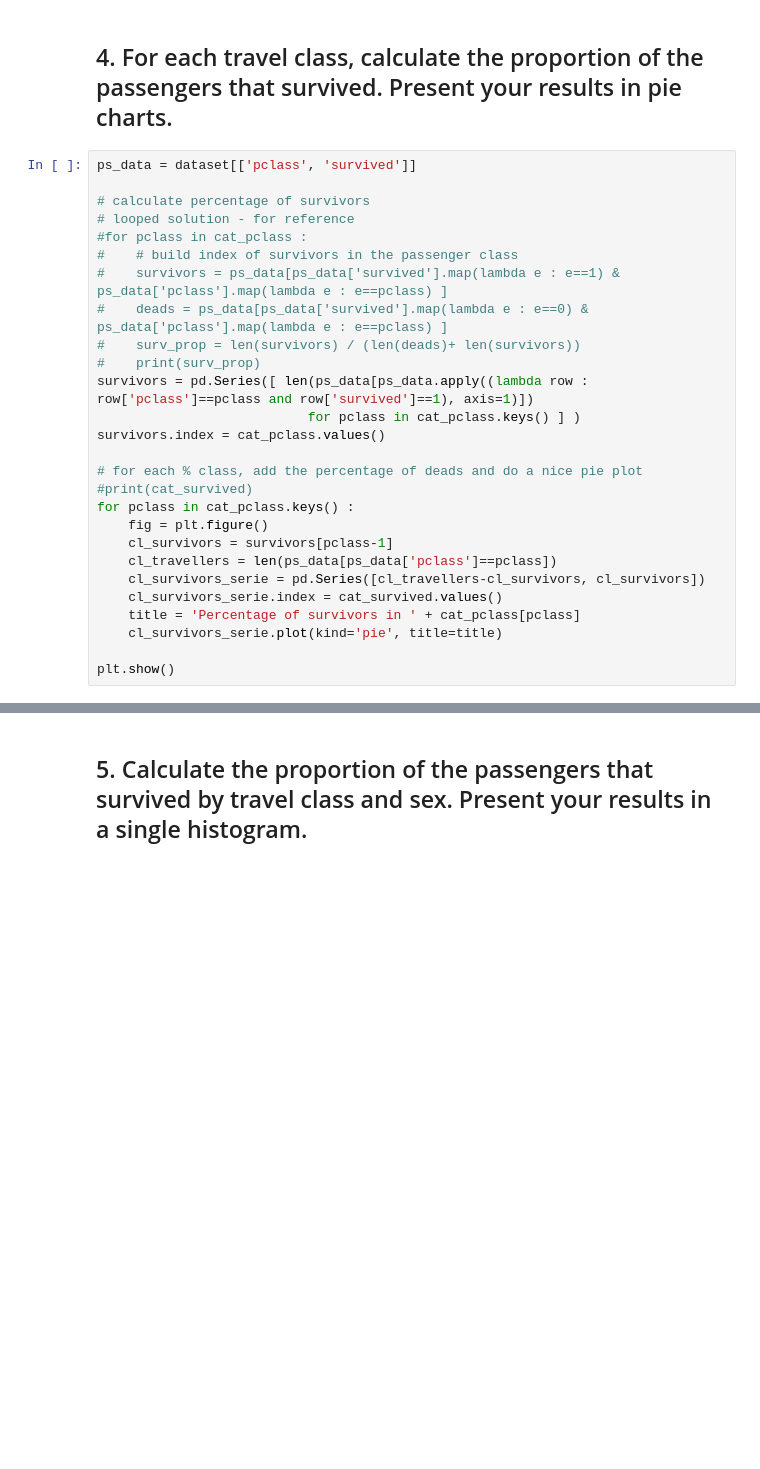
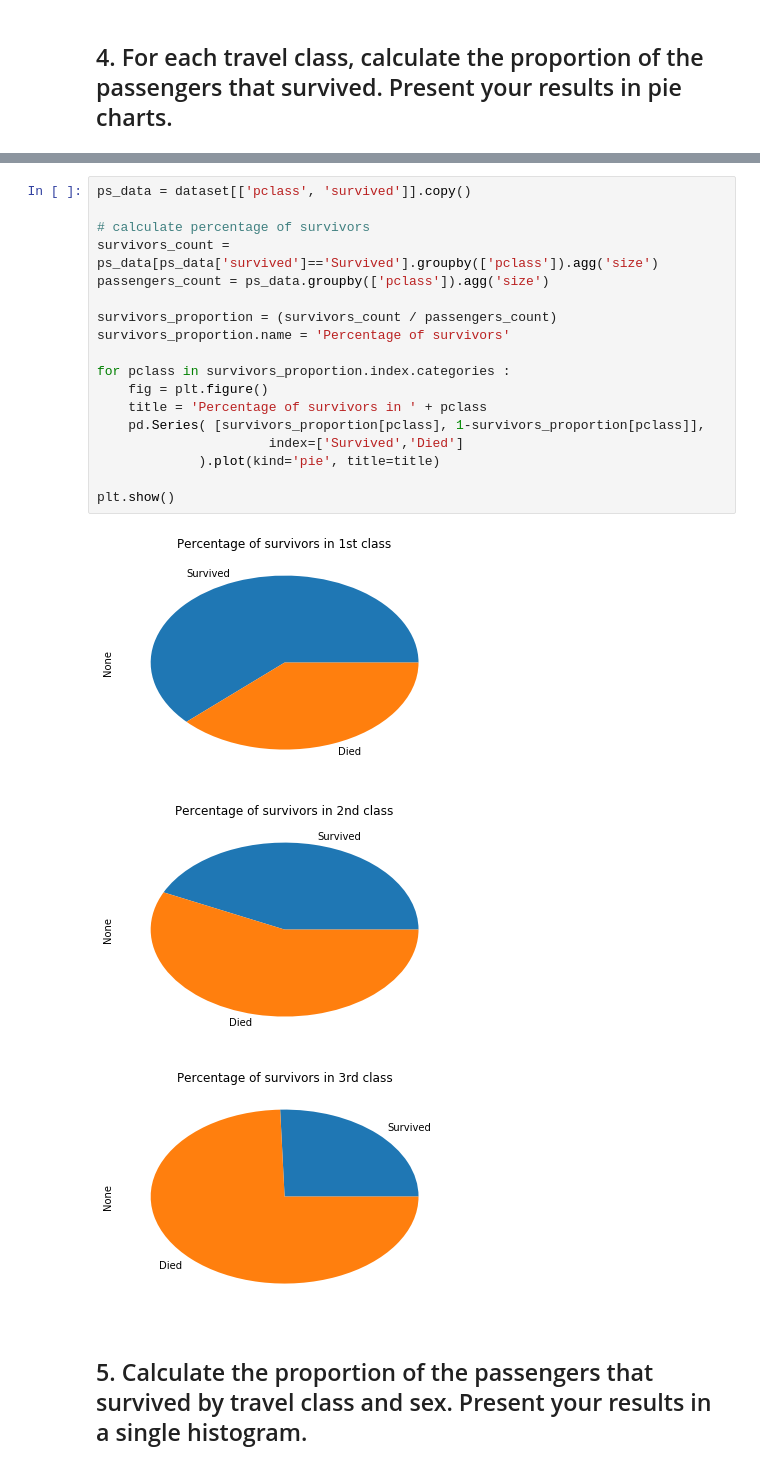
Before and after one commit to NicoBrun/ada2017, a Jupyter notebook: 01 - Pandas and Data Wrangling/Homework 1.ipynb, the cells around one changed output, grey strips where cells are left out. Drawn from its saved outputs; the diff is of its cells as text; blank space fills up the shorter version.

Commit message:
t3 - now uses pd.Categorie(), cleaned up code, still missing insightful comments

```diff
--- a/01 - Pandas and Data Wrangling/Homework 1.ipynb
+++ b/01 - Pandas and Data Wrangling/Homework 1.ipynb
@@ -436,30 +422,3 @@ plt.show()
 [figure]
 # %% [markdown]
 ## 4. For each travel class, calculate the proportion of the passengers that survived. Present your results in pie charts.
-# %%
-ps_data = dataset[['pclass', 'survived']]
-
-# calculate percentage of survivors
-# looped solution - for reference
-#for pclass in cat_pclass :
-#    # build index of survivors in the passenger class
-#    survivors = ps_data[ps_data['survived'].map(lambda e : e==1) & ps_data['pclass'].map(lambda e : e==pclass) ]
-#    deads = ps_data[ps_data['survived'].map(lambda e : e==0) & ps_data['pclass'].map(lambda e : e==pclass) ]
-#    surv_prop = len(survivors) / (len(deads)+ len(survivors))
-#    print(surv_prop)
-survivors = pd.Series([ len(ps_data[ps_data.apply((lambda row : row['pclass']==pclass and row['survived']==1), axis=1)])
-                           for pclass in cat_pclass.keys() ] )
-survivors.index = cat_pclass.values()
-
-# for each % class, add the percentage of deads and do a nice pie plot
-#print(cat_survived)
-for pclass in cat_pclass.keys() :
-    fig = plt.figure()
-    cl_survivors = survivors[pclass-1]
-    cl_travellers = len(ps_data[ps_data['pclass']==pclass])
-    cl_survivors_serie = pd.Series([cl_travellers-cl_survivors, cl_survivors])
-    cl_survivors_serie.index = cat_survived.values()
-    title = 'Percentage of survivors in ' + cat_pclass[pclass]
-    cl_survivors_serie.plot(kind='pie', title=title)
-
-plt.show()
@@ -470,3 +425,25 @@ plt.show()
+# %%
+ps_data = dataset[['pclass', 'survived']].copy()
+
+# calculate percentage of survivors
+survivors_count = ps_data[ps_data['survived']=='Survived'].groupby(['pclass']).agg('size')
+passengers_count = ps_data.groupby(['pclass']).agg('size')
+
+survivors_proportion = (survivors_count / passengers_count)
+survivors_proportion.name = 'Percentage of survivors'
+
+for pclass in survivors_proportion.index.categories :
+    fig = plt.figure()
+    title = 'Percentage of survivors in ' + pclass
+    pd.Series( [survivors_proportion[pclass], 1-survivors_proportion[pclass]],
+                      index=['Survived','Died']
+             ).plot(kind='pie', title=title)
+
+plt.show()
+# %% [output]
+[figure, added]
+[figure, added]
+[figure, added]
 # %% [markdown]
 ## 5. Calculate the proportion of the passengers that survived by travel class and sex. Present your results in a single histogram.
 # %%
```
Also changed, not shown: parts of 6 cells of this notebook.
